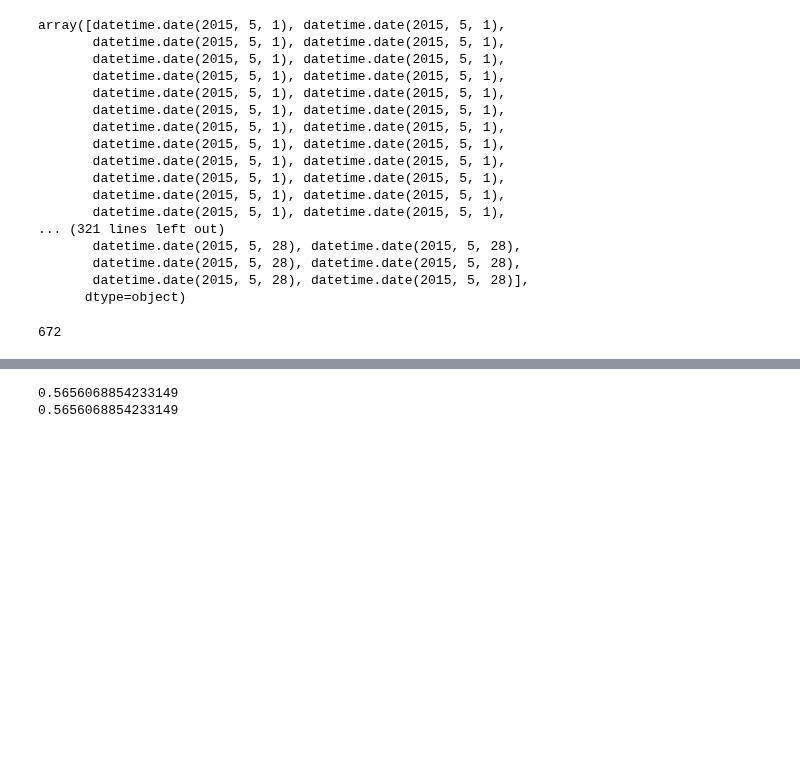
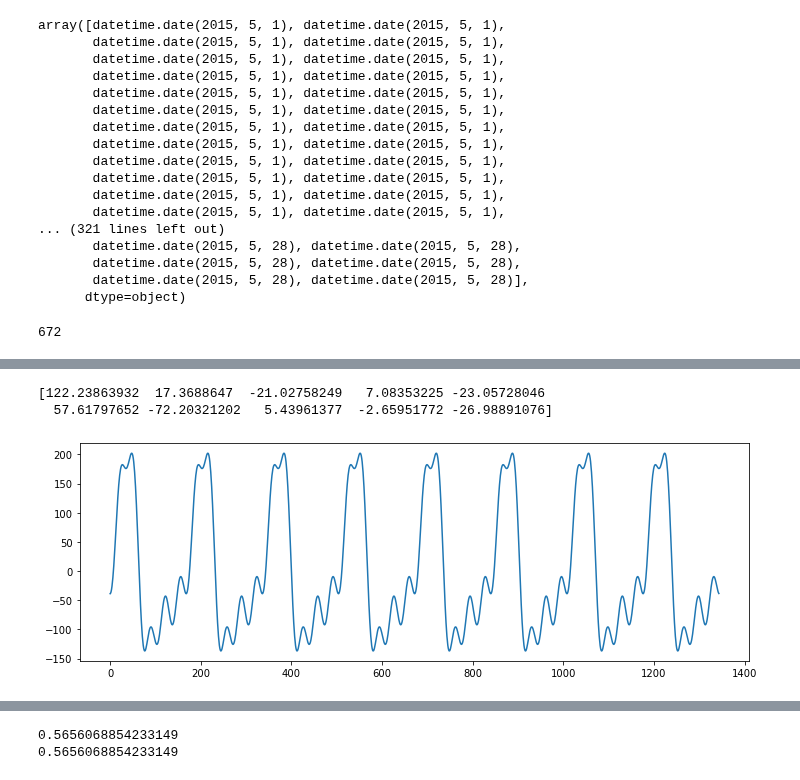
Before and after one commit to dminikorenb/DataLearning, a Jupyter notebook: 3-Taxi/dminik6_part3_w3.ipynb, the cells around one changed output, grey strips where cells are left out. Cells and saved outputs as stored; diff of their text form; code cells hidden in the pictures; blank space fills up the shorter version.

```diff
--- a/3-Taxi/dminik6_part3_w3.ipynb
+++ b/3-Taxi/dminik6_part3_w3.ipynb
@@ -196,3 +206,17 @@ for ibeg in range(0, 1):
+# %%
+print(lr.coef_)
+rcParams['figure.figsize'] = 12, 4
+aX = np.array(X_week)
+aOut = np.zeros(aX.shape[0])
+for i, a in enumerate(lr.coef_):
+#     if abs(a) > 16.:
+    aOut += a* aX[:, i]
+
+plt.plot(aOut);
+# %% [output]
+[122.23863932  17.3688647  -21.02758249   7.08353225 -23.05728046
+  57.61797652 -72.20321202   5.43961377  -2.65951772 -26.98891076]
+[figure, added]
 # %%
 rcParams['figure.figsize'] = 12, 9
 decomp=seasonal_decompose(stmp['delta'] )
```
Also changed, not shown: parts of 5 cells of this notebook.
